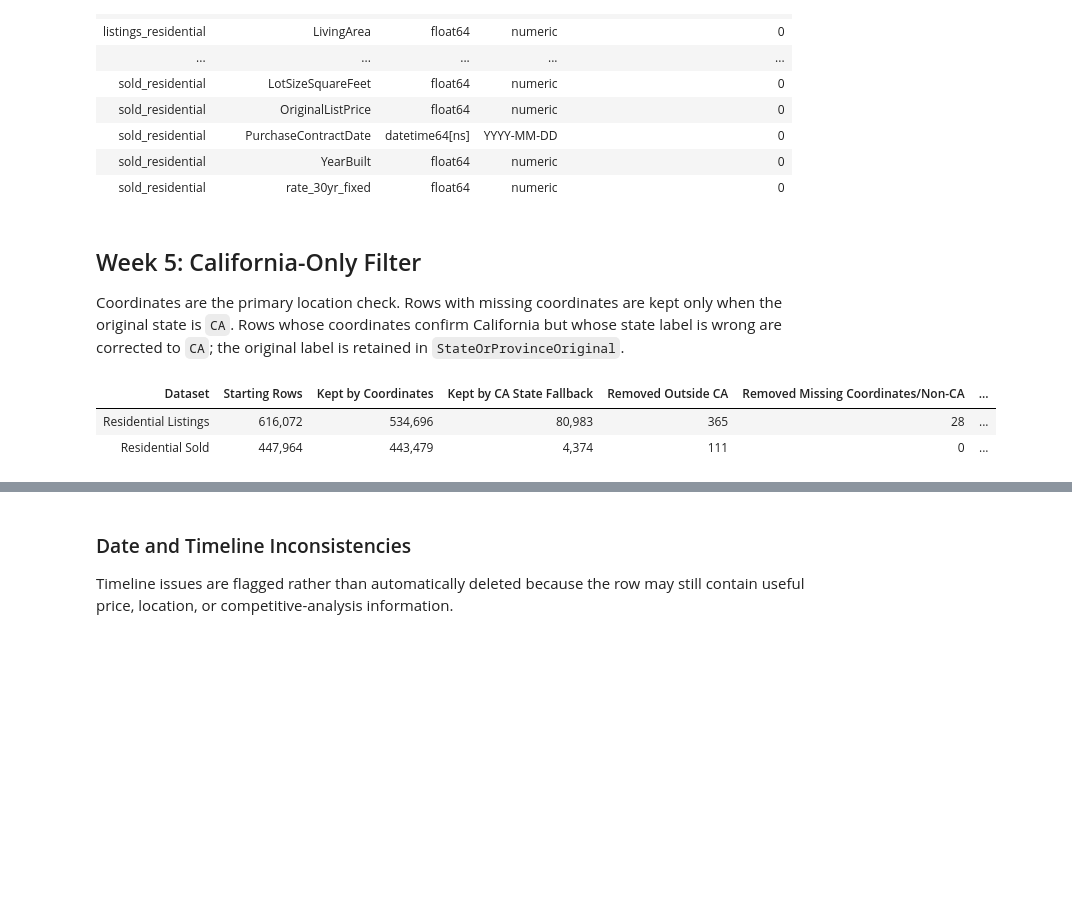
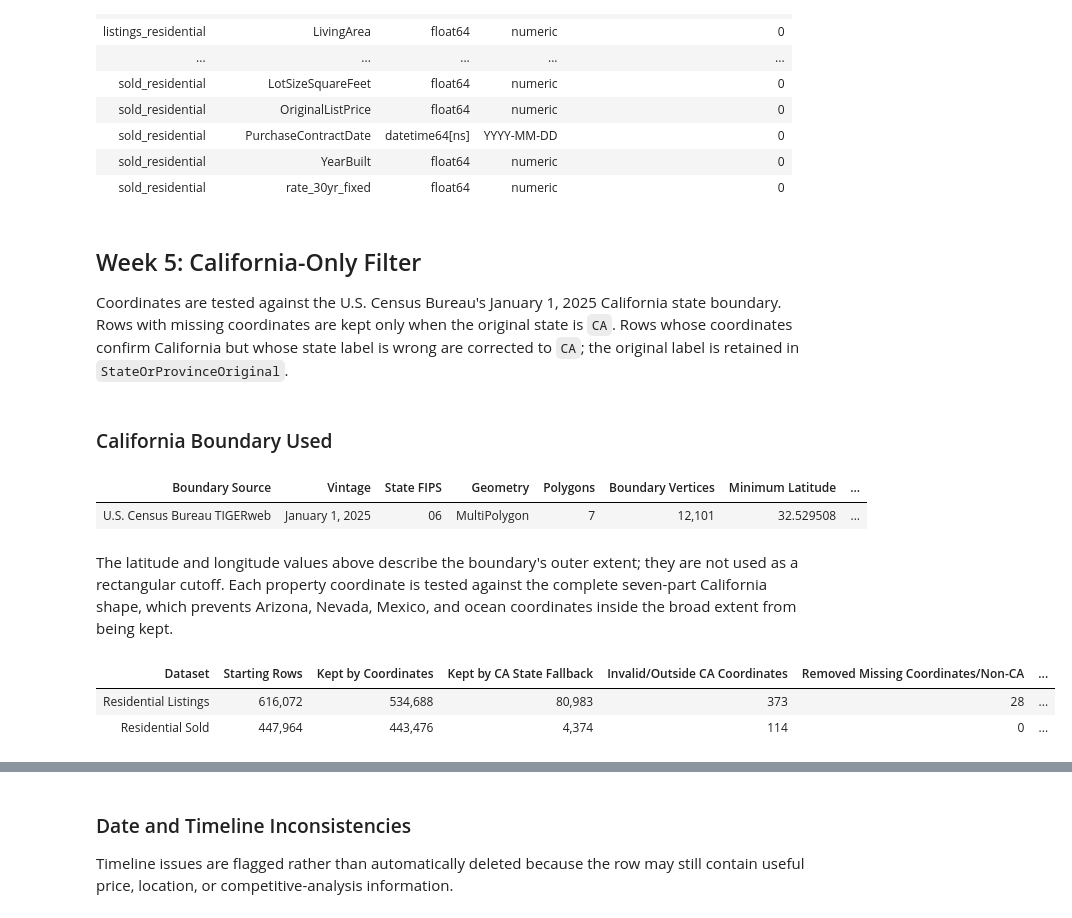
Before and after one commit to nhatmle2006/IDX-Exchange-Analysis, a Jupyter notebook: notebooks/Weeks_4_5_Report.ipynb, the cells around one changed output, grey strips where cells are left out. Drawn from its saved outputs; the diff is of its cells as text; code cells hidden in the pictures; blank space fills up the shorter version.

```diff
--- a/notebooks/Weeks_4_5_Report.ipynb
+++ b/notebooks/Weeks_4_5_Report.ipynb
@@ -442,10 +442,71 @@ Open complete data-type report
 # %% [markdown]
 ## Week 5: California-Only Filter
 
-Coordinates are the primary location check. Rows with missing coordinates are
-kept only when the original state is `CA`. Rows whose coordinates confirm
-California but whose state label is wrong are corrected to `CA`; the original
-label is retained in `StateOrProvinceOriginal`.
+Coordinates are tested against the U.S. Census Bureau's January 1, 2025
+California state boundary. Rows with missing coordinates are kept only when the
+original state is `CA`. Rows whose coordinates confirm California but whose
+state label is wrong are corrected to `CA`; the original label is retained in
+`StateOrProvinceOriginal`.
+# %% [markdown]
+### California Boundary Used
+# %%
+import json
+
+
+boundary_path = ROOT / "reference" / "california_boundary_2025.geojson"
+boundary_data = json.loads(boundary_path.read_text(encoding="utf-8"))
+boundary_geometry = boundary_data["features"][0]["geometry"]
+boundary_polygons = (
+    boundary_geometry["coordinates"]
+    if boundary_geometry["type"] == "MultiPolygon"
+    else [boundary_geometry["coordinates"]]
+)
+boundary_points = [
+    point
+    for polygon in boundary_polygons
+    for ring in polygon
+    for point in ring
+]
+
+boundary_summary = pd.DataFrame(
+    [
+        {
+            "Boundary Source": "U.S. Census Bureau TIGERweb",
+            "Vintage": "January 1, 2025",
+            "State FIPS": "06",
+            "Geometry": boundary_geometry["type"],
+            "Polygons": len(boundary_polygons),
+            "Boundary Vertices": len(boundary_points),
+            "Minimum Latitude": min(point[1] for point in boundary_points),
+            "Maximum Latitude": max(point[1] for point in boundary_points),
+            "Minimum Longitude": min(point[0] for point in boundary_points),
+            "Maximum Longitude": max(point[0] for point in boundary_points),
+        }
+    ]
+)
+
+display(
+    boundary_summary.style
+    .hide(axis="index")
+    .format(
+        {
+            "Polygons": "{:,.0f}",
+            "Boundary Vertices": "{:,.0f}",
+            "Minimum Latitude": "{:.6f}",
+            "Maximum Latitude": "{:.6f}",
+            "Minimum Longitude": "{:.6f}",
+            "Maximum Longitude": "{:.6f}",
+        }
+    )
+)
+# %% [output]
+| Boundary Source | Vintage | State FIPS | Geometry | Polygons | Boundary Vertices | Minimum Latitude | ... |
+| U.S. Census Bureau TIGERweb | January 1, 2025 | 06 | MultiPolygon | 7 | 12,101 | 32.529508 | ... |
+# %% [markdown]
+The latitude and longitude values above describe the boundary's outer extent;
+they are not used as a rectangular cutoff. Each property coordinate is tested
+against the complete seven-part California shape, which prevents Arizona,
+Nevada, Mexico, and ocean coordinates inside the broad extent from being kept.
 # %%
 california_flow = pd.DataFrame(
     [
@@ -454,36 +515,36 @@ california_flow = pd.DataFrame(
             "Starting Rows": cleaning_value("listings_residential", "source_rows"),
             "Kept by Coordinates": cleaning_value("listings_residential", "rows_inside_california_boundary"),
             "Kept by CA State Fallback": cleaning_value("listings_residential", "rows_kept_by_ca_state_fallback"),
-            "Removed Outside CA": cleaning_value("listings_residential", "rows_removed_outside_california"),
+            "Invalid/Outside CA Coordinates": cleaning_value("listings_residential", "rows_removed_outside_california"),
             "Removed Missing Coordinates/Non-CA": cleaning_value("listings_residential", "rows_removed_missing_coordinates_non_ca_state"),
             "State Labels Corrected": cleaning_value("listings_residential", "state_labels_corrected_from_coordinates"),
             "Final Rows": cleaning_value("listings_residential", "output_rows"),
         },
         {
             "Dataset": "Residential Sold",
             "Starting Rows": cleaning_value("sold_residential", "source_rows"),
             "Kept by Coordinates": cleaning_value("sold_residential", "rows_inside_california_boundary"),
             "Kept by CA State Fallback": cleaning_value("sold_residential", "rows_kept_by_ca_state_fallback"),
-            "Removed Outside CA": cleaning_value("sold_residential", "rows_removed_outside_california"),
+            "Invalid/Outside CA Coordinates": cleaning_value("sold_residential", "rows_removed_outside_california"),
             "Removed Missing Coordinates/Non-CA": cleaning_value("sold_residential", "rows_removed_missing_coordinates_non_ca_state"),
             "State Labels Corrected": cleaning_value("sold_residential", "state_labels_corrected_from_coordinates"),
             "Final Rows": cleaning_value("sold_residential", "output_rows"),
         },
     ]
 )
 
 display(
     california_flow.style
     .hide(axis="index")
     .format(
         {
             column: "{:,.0f}"
             for column in california_flow.columns
             if column != "Dataset"
         }
     )
 )
 # %% [output]
-| Dataset | Starting Rows | Kept by Coordinates | Kept by CA State Fallback | Removed Outside CA | Removed Missing Coordinates/Non-CA | ... |
-| Residential Listings | 616,072 | 534,696 | 80,983 | 365 | 28 | ... |
-| Residential Sold | 447,964 | 443,479 | 4,374 | 111 | 0 | ... |
+| Dataset | Starting Rows | Kept by Coordinates | Kept by CA State Fallback | Invalid/Outside CA Coordinates | Removed Missing Coordinates/Non-CA | ... |
+| Residential Listings | 616,072 | 534,688 | 80,983 | 373 | 28 | ... |
+| Residential Sold | 447,964 | 443,476 | 4,374 | 114 | 0 | ... |
```
Also changed, not shown: parts of 10 cells of this notebook, 12 other files.
